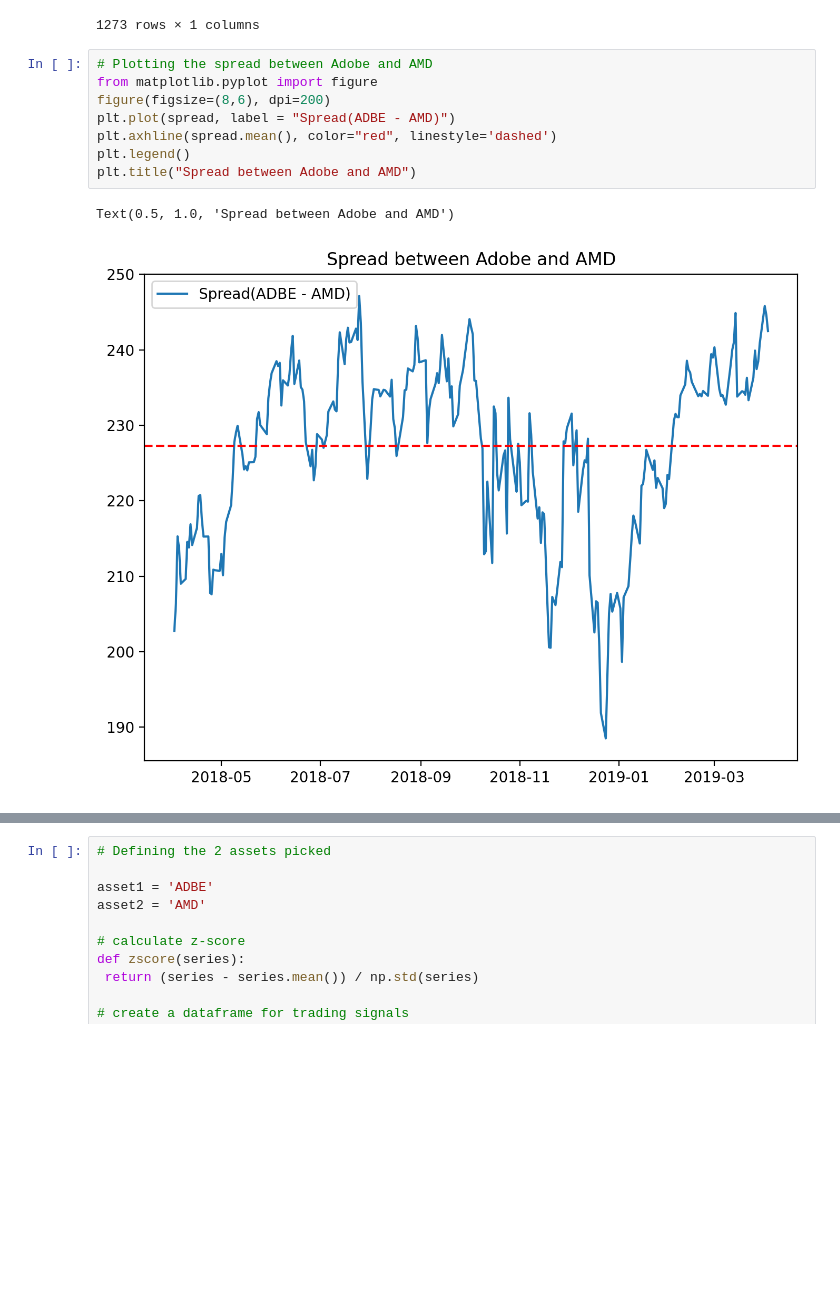
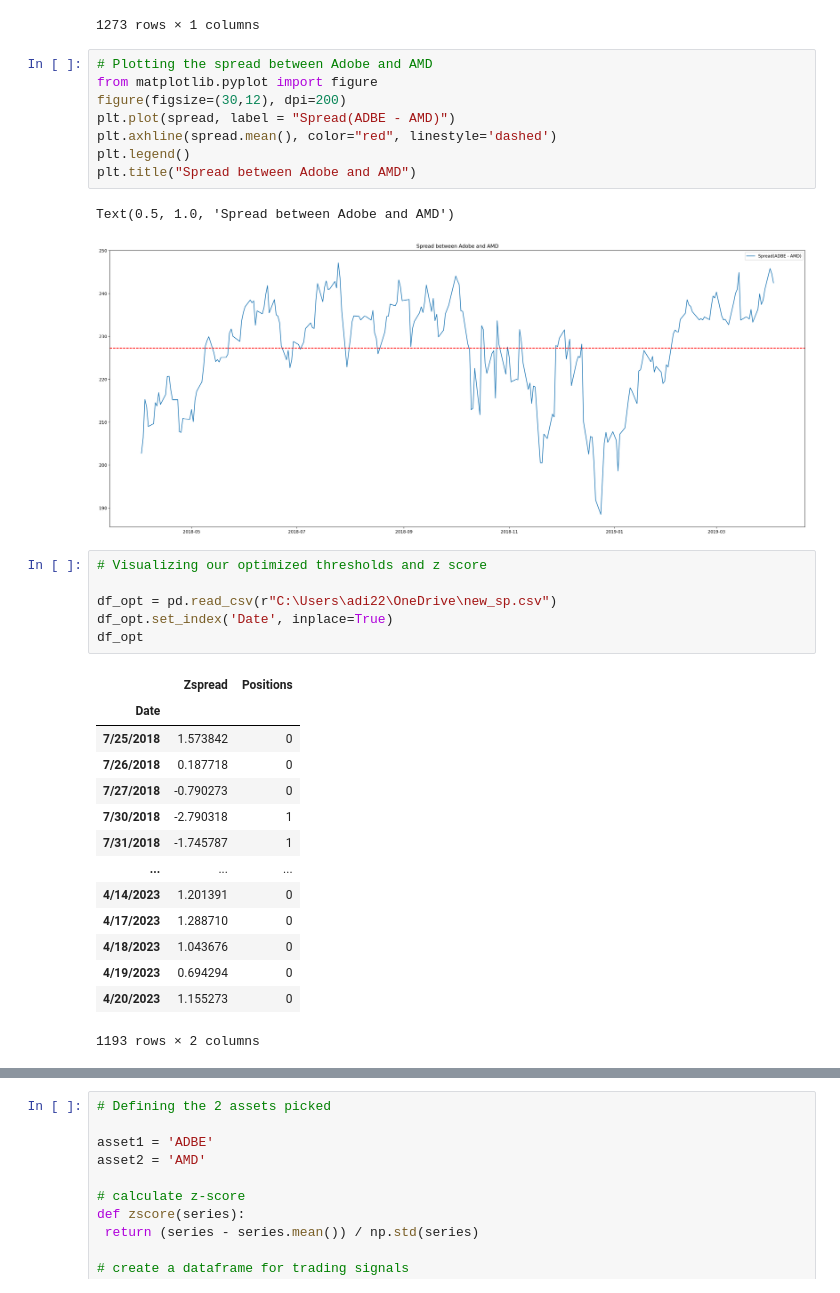
Before and after one commit to adi-suresh01/Pairs_Trading_Strategy_1, a Jupyter notebook: pairs.ipynb, the cells around one changed output, grey strips where cells are left out. Saved outputs shown, nothing was run; the diff lists cells and outputs as text; blank space fills up the shorter version.

```diff
--- a/pairs.ipynb
+++ b/pairs.ipynb
@@ -233,11 +233,32 @@ df_adbe
 # %%
 # Plotting the spread between Adobe and AMD
 from matplotlib.pyplot import figure
-figure(figsize=(8,6), dpi=200)
+figure(figsize=(30,12), dpi=200)
 plt.plot(spread, label = "Spread(ADBE - AMD)")
 plt.axhline(spread.mean(), color="red", linestyle='dashed')
 plt.legend()
 plt.title("Spread between Adobe and AMD")
 # %% [output]
 Text(0.5, 1.0, 'Spread between Adobe and AMD')
-[figure, old version]
+[figure, new version]
+# %%
+# Visualizing our optimized thresholds and z score
+
+df_opt = pd.read_csv(r"C:\Users\adi22\OneDrive\new_sp.csv")
+df_opt.set_index('Date', inplace=True)
+df_opt
+# %% [output]
+|  | Zspread | Positions |
+| Date |  |  |
+| 7/25/2018 | 1.573842 | 0 |
+| 7/26/2018 | 0.187718 | 0 |
+| 7/27/2018 | -0.790273 | 0 |
+| 7/30/2018 | -2.790318 | 1 |
+| 7/31/2018 | -1.745787 | 1 |
+| ... | ... | ... |
+| 4/14/2023 | 1.201391 | 0 |
+| 4/17/2023 | 1.288710 | 0 |
+| 4/18/2023 | 1.043676 | 0 |
+| 4/19/2023 | 0.694294 | 0 |
+| 4/20/2023 | 1.155273 | 0 |
+1193 rows × 2 columns
```
Also changed, not shown: parts of 12 cells of this notebook.
